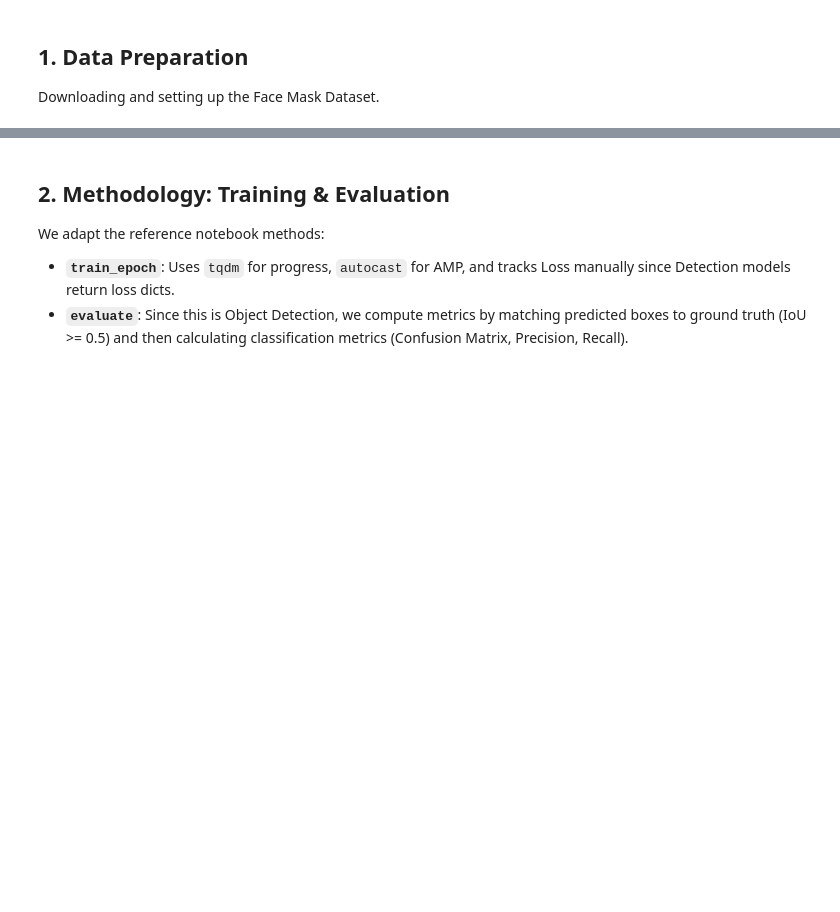
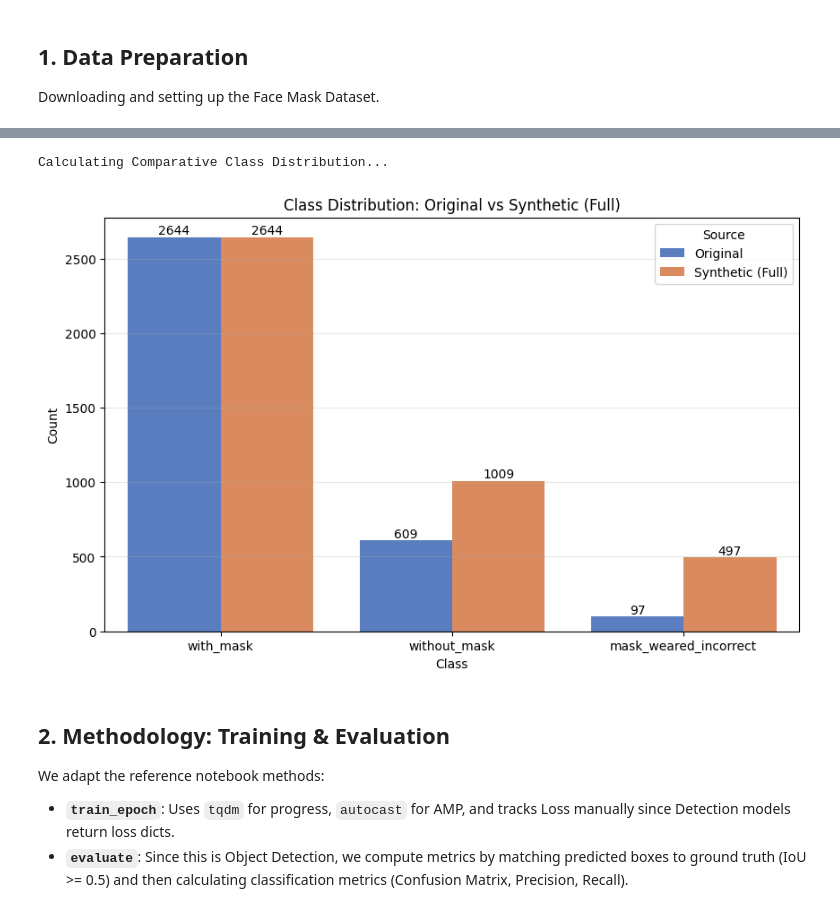
Before and after one commit to arifsoul/face_mask_detections, a Jupyter notebook: notebooks/Face_Mask_Detection.ipynb, the cells around one changed output, grey strips where cells are left out. Saved outputs shown, nothing was run; the diff lists cells and outputs as text; code cells hidden in the pictures; blank space fills up the shorter version.

Commit message:
stable synthetic dataset

```diff
--- a/notebooks/Face_Mask_Detection.ipynb
+++ b/notebooks/Face_Mask_Detection.ipynb
@@ -159,0 +342,68 @@ with mlflow.start_run(run_name="Data_Distribution_Log"):
+# %%
+def plot_class_distribution_comparison(original_dataset, train_indices, synthetic_dataset):
+    """
+    Plots comparative class distribution between original (subset) and synthetic datasets.
+    """
+    print("Calculating Comparative Class Distribution...")
+    original_counts = {1: 0, 2: 0, 3: 0}
+    synthetic_counts = {1: 0, 2: 0, 3: 0}
+    label_names = {1: "with_mask", 2: "without_mask", 3: "mask_weared_incorrect"}
+
+    # Count Original
+    if original_dataset and train_indices:
+        for idx in tqdm(train_indices, desc="Counting Original"):
+            try:
+                xml_path = os.path.join(original_dataset.annot_dir, original_dataset.xmls[idx])
+                tree = ET.parse(xml_path)
+                for obj in tree.findall("object"):
+                    name = obj.find("name").text
+                    l = original_dataset.label_map.get(name, 0)
+                    if l in original_counts: original_counts[l] += 1
+            except:
+                pass
+
+    # Count Synthetic (Now Full Dataset)
+    # Note: Synthetic dataset now contains COPIES of original too.
+    # So 'Synthetic Source' in plot will effectively show the Total.
+    # To make the plot 'Original vs Added Synthetic', we might need to subtract??
+    # BUT, the user said 'synthetic data lebih banyak' ...
+    # Let's just plot what is in synthetic folder as 'Synthetic' bar.
+    if synthetic_dataset:
+        for idx in range(len(synthetic_dataset)):
+            try:
+               xml_path = os.path.join(synthetic_dataset.annot_dir, synthetic_dataset.xmls[idx])
+               tree = ET.parse(xml_path)
+               for obj in tree.findall("object"):
+                    name = obj.find("name").text
+                    l = synthetic_dataset.label_map.get(name, 0)
+                    if l in synthetic_counts: synthetic_counts[l] += 1
+            except:
+                pass
+
+    # Prepare Dataframe
+    import pandas as pd
+    data = []
+    for l in [1, 2, 3]:
+        name = label_names[l]
+        data.append({'Class': name, 'Count': original_counts[l], 'Source': 'Original'})
+        if synthetic_dataset:
+            data.append({'Class': name, 'Count': synthetic_counts[l], 'Source': 'Synthetic (Full)'})
+
+    df = pd.DataFrame(data)
+
+    # Plot
+    plt.figure(figsize=(10, 6))
+    ax = sns.barplot(data=df, x='Class', y='Count', hue='Source', palette='muted')
+    for container in ax.containers:
+        ax.bar_label(container)
+    plt.title("Class Distribution: Original vs Synthetic (Full)")
+    plt.grid(axis='y', alpha=0.3)
+    plt.savefig("class_distribution_augmented.png")
+    plt.show()
+
+# Call the function
+if synthetic_dataset:
+    plot_class_distribution_comparison(dataset_train_full, train_indices, synthetic_dataset)
+# %% [output]
+Calculating Comparative Class Distribution...
+[figure, added]
```
Also changed, not shown: parts of 9 cells of this notebook, 3 other files.
